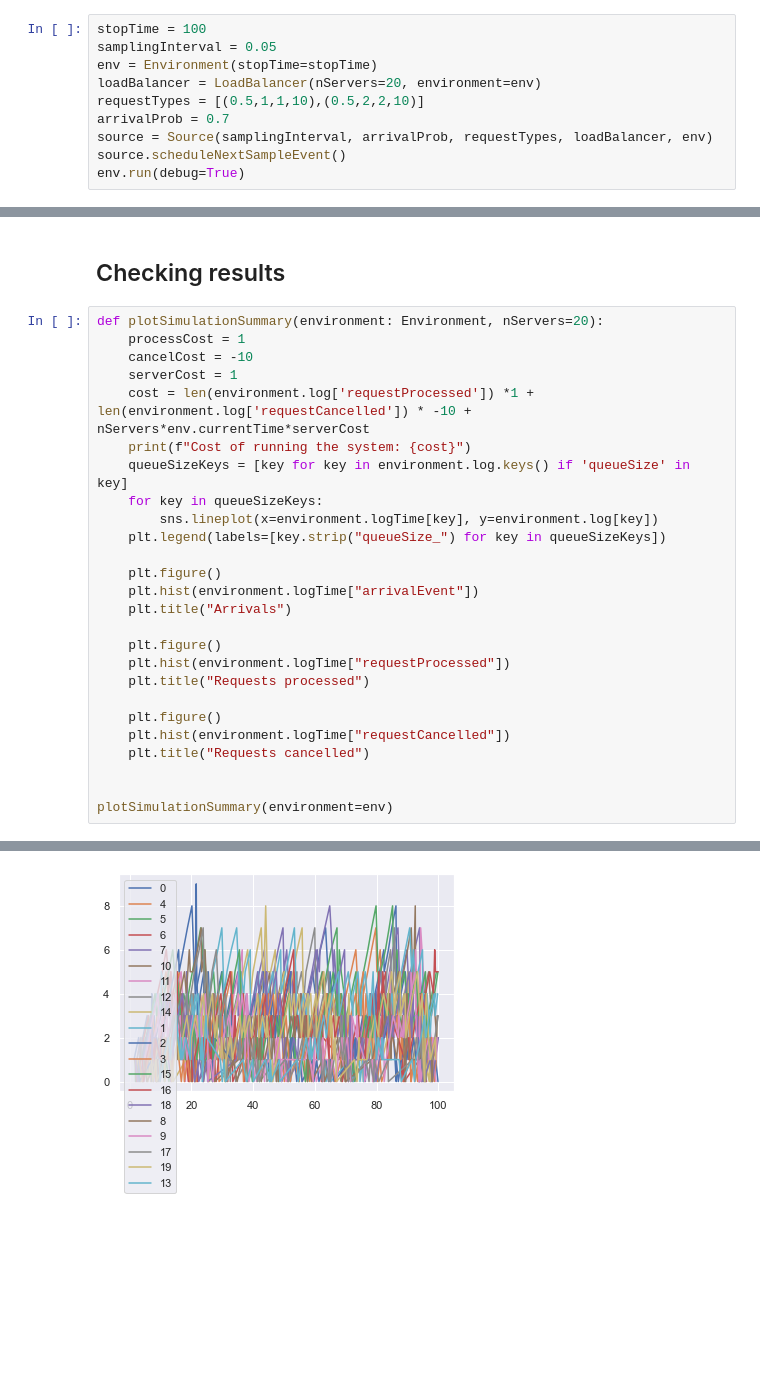
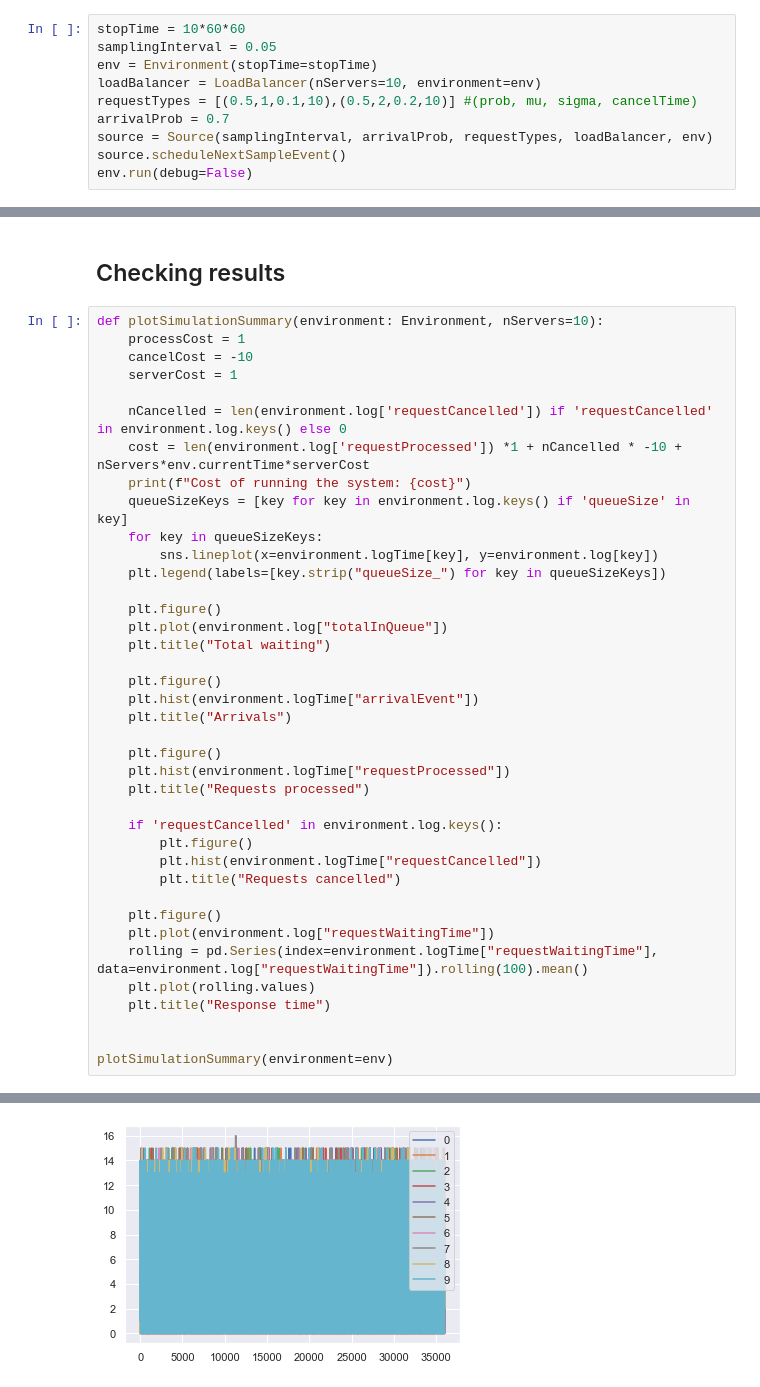
Before and after one commit to julianvanmeggelen/AdaptiveLoadBalancing, a Jupyter notebook: explore.ipynb, the cells around one changed output, grey strips where cells are left out. Cells and saved outputs as stored; diff of their text form; blank space fills up the shorter version.

```diff
--- a/explore.ipynb
+++ b/explore.ipynb
@@ -15,13 +16,13 @@ sns.set()
 - two arrival types
 - time limit 10
 # %%
-stopTime = 100
+stopTime = 10*60*60
 samplingInterval = 0.05
 env = Environment(stopTime=stopTime)
-loadBalancer = LoadBalancer(nServers=20, environment=env)
-requestTypes = [(0.5,1,1,10),(0.5,2,2,10)]
+loadBalancer = LoadBalancer(nServers=10, environment=env)
+requestTypes = [(0.5,1,0.1,10),(0.5,2,0.2,10)] #(prob, mu, sigma, cancelTime)
 arrivalProb = 0.7
 source = Source(samplingInterval, arrivalProb, requestTypes, loadBalancer, env)
 source.scheduleNextSampleEvent()
-env.run(debug=True)
+env.run(debug=False)
 # %% [output]
@@ -46,16 +30,22 @@ env.run(debug=True)
 # %% [markdown]
 ## Checking results
 # %%
-def plotSimulationSummary(environment: Environment, nServers=20):
+def plotSimulationSummary(environment: Environment, nServers=10):
     processCost = 1
     cancelCost = -10
     serverCost = 1
-    cost = len(environment.log['requestProcessed']) *1 + len(environment.log['requestCancelled']) * -10 + nServers*env.currentTime*serverCost
+
+    nCancelled = len(environment.log['requestCancelled']) if 'requestCancelled' in environment.log.keys() else 0
+    cost = len(environment.log['requestProcessed']) *1 + nCancelled * -10 + nServers*env.currentTime*serverCost
     print(f"Cost of running the system: {cost}")
     queueSizeKeys = [key for key in environment.log.keys() if 'queueSize' in key]
     for key in queueSizeKeys:
         sns.lineplot(x=environment.logTime[key], y=environment.log[key])
     plt.legend(labels=[key.strip("queueSize_") for key in queueSizeKeys])
+
+    plt.figure()
+    plt.plot(environment.log["totalInQueue"])
+    plt.title("Total waiting")
 
     plt.figure()
     plt.hist(environment.logTime["arrivalEvent"])
@@ -65,9 +55,16 @@ def plotSimulationSummary(environment: Environment, nServers=20):
     plt.hist(environment.logTime["requestProcessed"])
     plt.title("Requests processed")
 
+    if 'requestCancelled' in environment.log.keys():
+        plt.figure()
+        plt.hist(environment.logTime["requestCancelled"])
+        plt.title("Requests cancelled")
+
     plt.figure()
-    plt.hist(environment.logTime["requestCancelled"])
-    plt.title("Requests cancelled")
+    plt.plot(environment.log["requestWaitingTime"])
+    rolling = pd.Series(index=environment.logTime["requestWaitingTime"], data=environment.log["requestWaitingTime"]).rolling(100).mean()
+    plt.plot(rolling.values)
+    plt.title("Response time")
 
 
 plotSimulationSummary(environment=env)
@@ -76 +73 @@ Cost of running the system: 537.9999999999407
-[figure, old version]
+[figure, new version]
```
Also changed, not shown: parts of 3 cells of this notebook, 1 other file.
